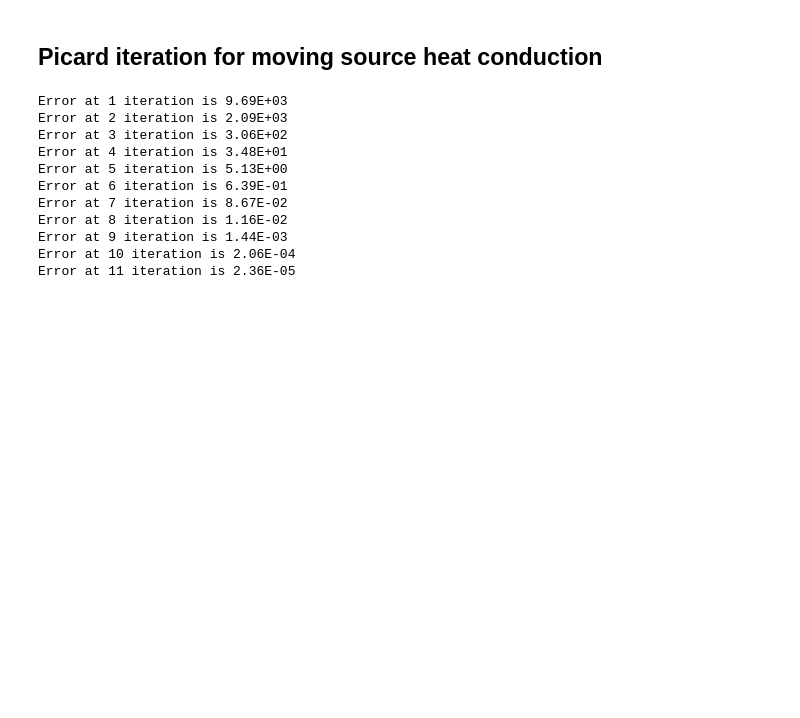
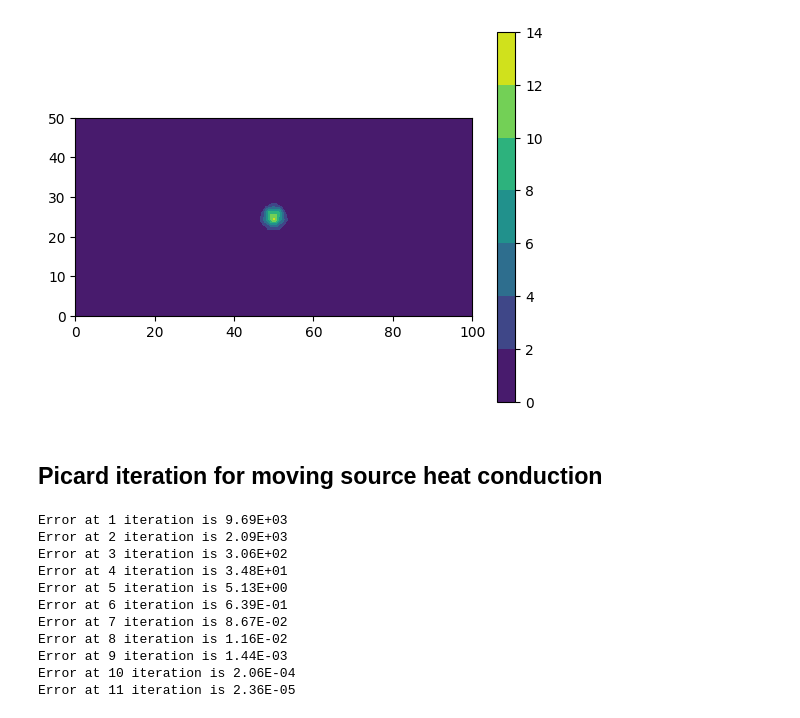
Before and after one commit to me21b172/ME5204-Project, a Jupyter notebook: Jayagowtham/Jayagowtham_project.ipynb, the cells around one changed output. Cells and saved outputs as stored; diff of their text form; code cells hidden in the pictures; blank space fills up the shorter version.

```diff
--- a/Jayagowtham/Jayagowtham_project.ipynb
+++ b/Jayagowtham/Jayagowtham_project.ipynb
@@ -192,3 +201,11 @@ plt.show()
+# %%
+### Plotting the gaussian
+plt.tricontourf(nodecoords[:,0],nodecoords[:,1], F.flatten())
+plt.colorbar()
+plt.gca().set_aspect('equal')
+plt.show()
+# %% [output]
+[figure, added]
 # %% [markdown]
 ## Picard iteration for moving source heat conduction
 # %%
```
Also changed, not shown: parts of 13 cells of this notebook.
